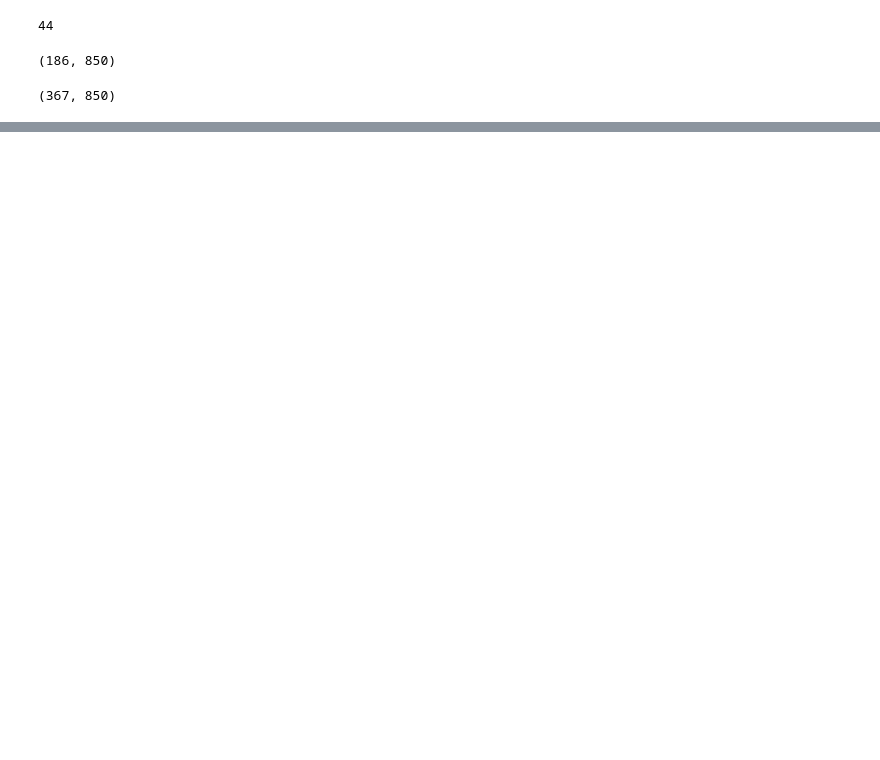
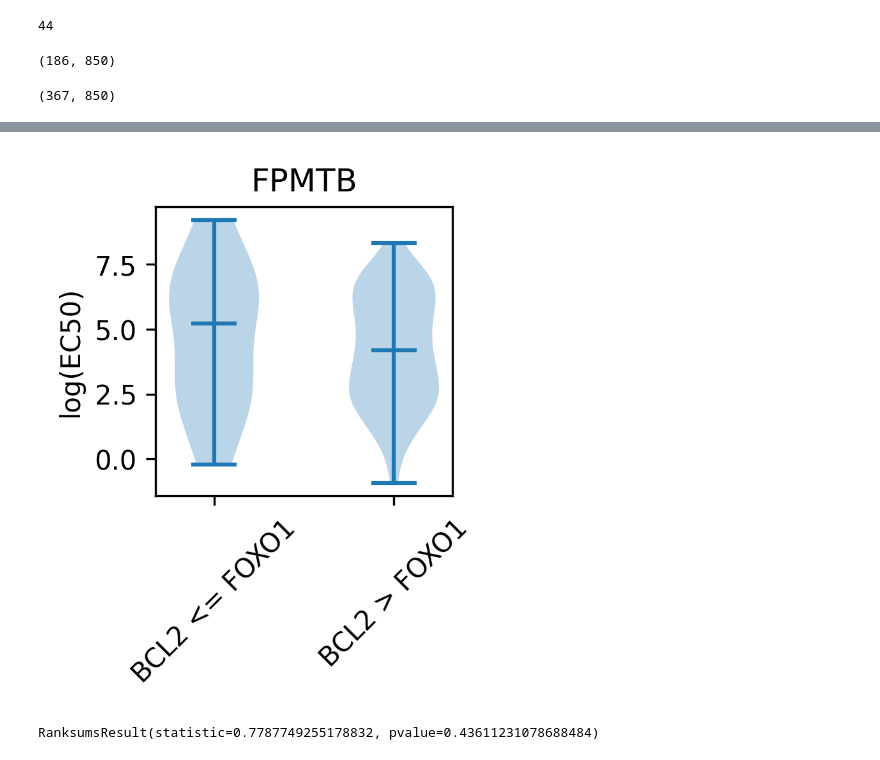
Before and after one commit to gloriachin/KG_Prediction_AML, a Jupyter notebook: step9_validation_of_features.ipynb, the cells around one changed output, grey strips where cells are left out. Drawn from its saved outputs; the diff is of its cells as text; code cells hidden in the pictures; blank space fills up the shorter version.

Commit message:
add feature validation using FPMTB

```diff
--- a/step9_validation_of_features.ipynb
+++ b/step9_validation_of_features.ipynb
@@ -322 +333,57 @@ stats.ranksums(arr1, arr2)
 RanksumsResult(statistic=5.6352788325592185, pvalue=1.7477531711984048e-08)
+# %%
+# read drug response data from FIMM
+Drug_response_FIMM = pd.read_csv("/Users/guangrong/Documents/GitHub_project/AML_BeatAML/project/Data_resource/FIMM/File_3.2_Drug_response_DSS_sDSS_164S_17Healthy.xlsx - Table 7.csv")
+Venetoclax_FIMM = Drug_response_FIMM.loc[Drug_response_FIMM['Chemical_compound'] == "Venetoclax"]
+
+CPM_FIMM = pd.read_csv("/Users/guangrong/Documents/GitHub_project/AML_BeatAML/project/Data_resource/FIMM/File_7_RNA_seq_CPM_163S_4Healthy.csv", index_col="Unnamed: 0")
+# %%
+#input
+Feature = "NPC2-GATA2"
+NPC2_GATA2_df = CPM_FIMM.loc[["ENSG00000119655","ENSG00000179348"],:]
+
+
+Feature = "BCL2-NFKB2"
+NPC2_GATA2_df = CPM_FIMM.loc[["ENSG00000171791","ENSG00000077150"],:]
+
+#Feature = "FGD4-MIR4519" #MIR4519 is not measured in FIMM dataset
+#NPC2_GATA2_dfCPM_FIMM.loc[["ENSG00000139132","ENSG00000265991"]]
+
+Feature = "BCL2-FOXO1"
+NPC2_GATA2_df = CPM_FIMM.loc[["ENSG00000171791","ENSG00000150907"]]
+
+NPC2_GATA2_df.index = [Feature.split("-")[0],Feature.split("-")[1]]
+
+# exclude healthy samples
+NPC2_GATA2_df = NPC2_GATA2_df.loc[:,NPC2_GATA2_df.columns.str.contains("AML")]
+
+# exclude healthy samples in Venetoclax_FIMM
+Venetoclax_FIMM = Venetoclax_FIMM.loc[Venetoclax_FIMM['Sample_ID'].str.contains("AML"),:]
+#Venetoclax_FIMM
+
+
+# substrate NPC2 with GATA2
+new_feature_df_t_FIMM = formating_relative_expression(NPC2_GATA2_df,[Feature.split("-")[0]],[Feature.split("-")[1]], KG_reg)
+new_feature_df_t_FIMM.columns = [Feature]
+
+#Feature = "FGD4-MIR4519"
+
+arr1 = Venetoclax_FIMM.loc[Venetoclax_FIMM["Sample_ID"].isin(new_feature_df_t_FIMM.loc[new_feature_df_t_FIMM[Feature] == 0,].index)]['EC50']
+arr2 = Venetoclax_FIMM.loc[Venetoclax_FIMM["Sample_ID"].isin(new_feature_df_t_FIMM.loc[new_feature_df_t_FIMM[Feature] == 1,].index)]['EC50']
+
+
+#plot a violin plot for arr1 and arr2
+plt.figure(dpi = 300, figsize = (2, 2))
+plt.violinplot([np.log(arr1), np.log(arr2)], showmedians=True)
+plt.ylabel('log(EC50)')
+plt.title("FPMTB")
+plt.xticks([1, 2],
+           [' <= '.join([Feature.split("-")[0], Feature.split('-')[1]]),  ' > '.join([Feature.split("-")[0], Feature.split('-')[1]])],
+           rotation = 45)
+plt.show()
+
+# wilcoxon rank sum test for arr1 and arr2
+stats.ranksums(arr1, arr2)
+# %% [output]
+[figure, added]
+RanksumsResult(statistic=0.7787749255178832, pvalue=0.43611231078688484)
```
Also changed, not shown: parts of 3 cells of this notebook.
